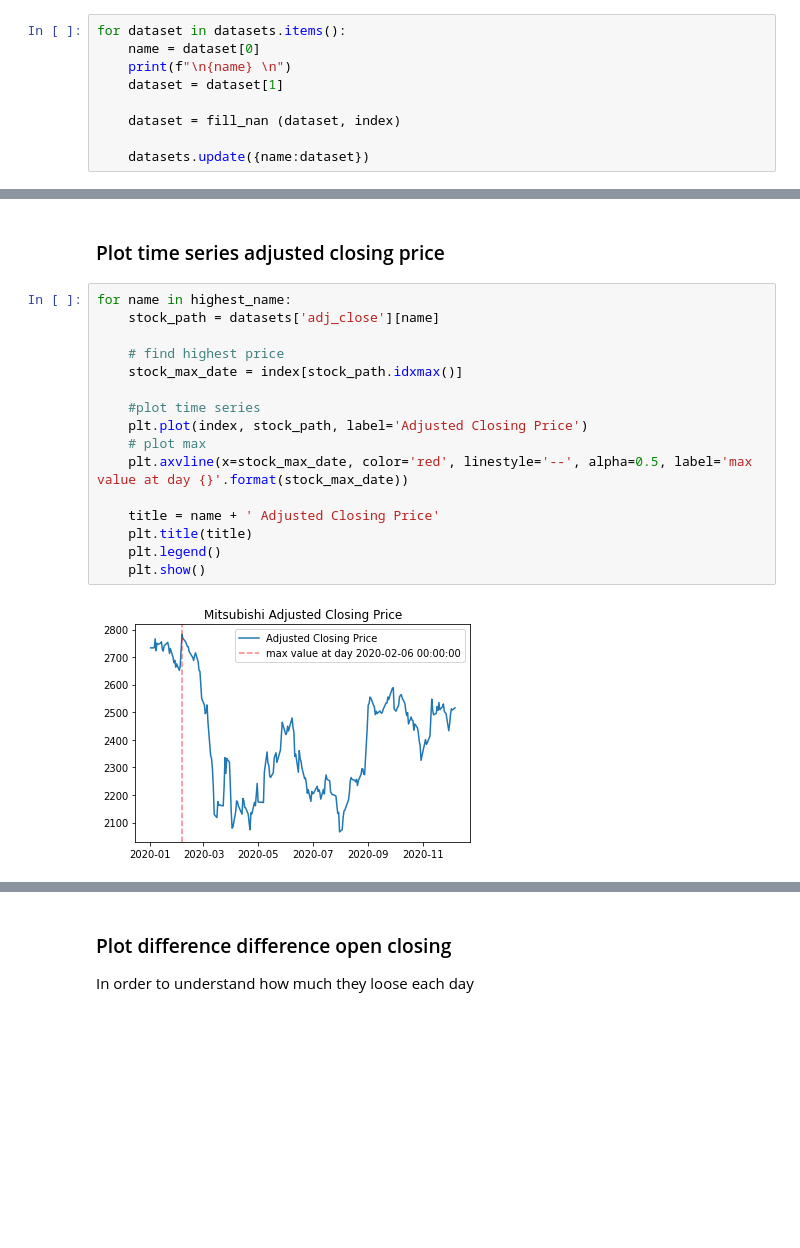
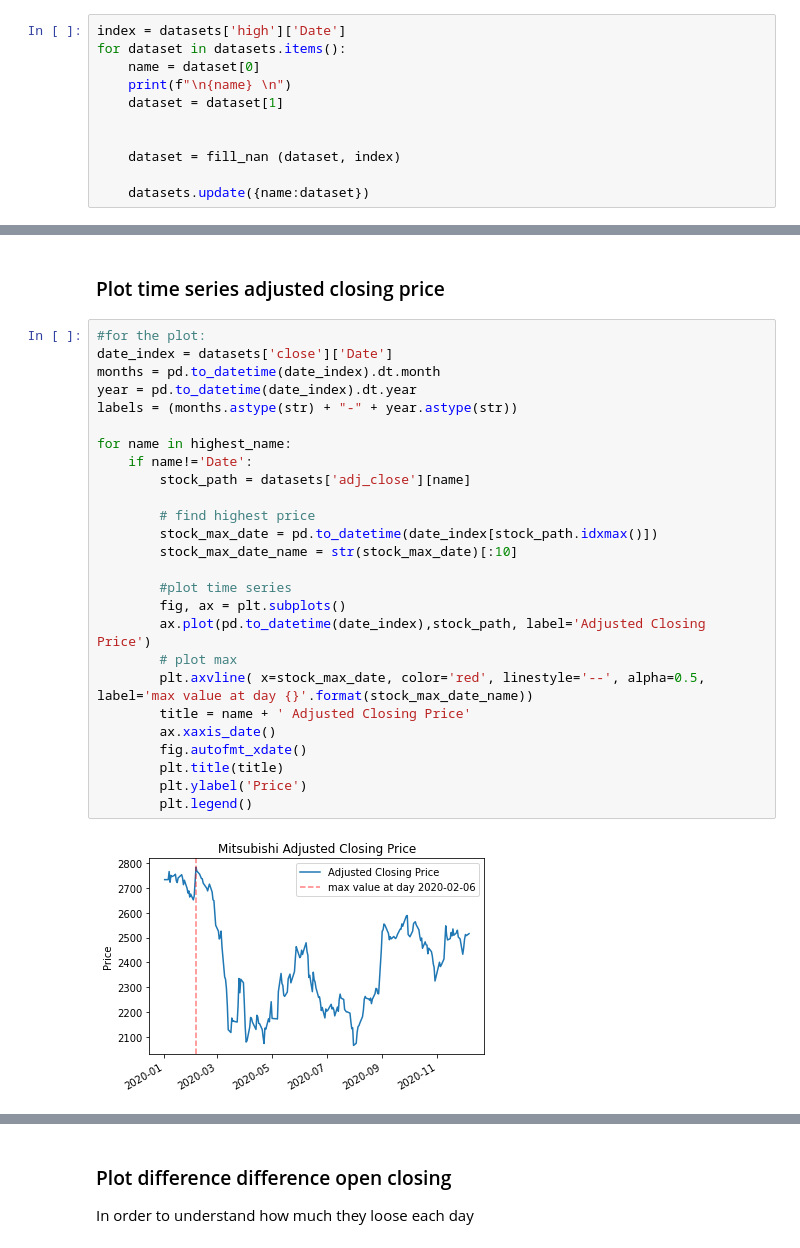
Before and after one commit to anitamezzetti/covid_impact_stocks_volatility, a Jupyter notebook: stock_price_EDA.ipynb, the cells around one changed output, grey strips where cells are left out. Saved outputs shown, nothing was run; the diff lists cells and outputs as text; blank space fills up the shorter version.

Commit message:
adjust japan eda and creation portfolios

```diff
--- a/stock_price_EDA.ipynb
+++ b/stock_price_EDA.ipynb
@@ -101,11 +101,13 @@ def fill_nan (dataset, index):
 
     return dataset
 # %%
+index = datasets['high']['Date']
 for dataset in datasets.items():
     name = dataset[0]
     print(f"\n{name} \n")
     dataset = dataset[1]
 
+
     dataset = fill_nan (dataset, index)
 
     datasets.update({name:dataset})
@@ -181,20 +183,30 @@ corr.style.background_gradient(cmap='coolwarm').set_precision(2)
 # %% [markdown]
 ### Plot time series adjusted closing price
 # %%
+#for the plot:
+date_index = datasets['close']['Date']
+months = pd.to_datetime(date_index).dt.month
+year = pd.to_datetime(date_index).dt.year
+labels = (months.astype(str) + "-" + year.astype(str))
+
 for name in highest_name:
-    stock_path = datasets['adj_close'][name]
+    if name!='Date':
+        stock_path = datasets['adj_close'][name]
 
-    # find highest price
-    stock_max_date = index[stock_path.idxmax()]
+        # find highest price
+        stock_max_date = pd.to_datetime(date_index[stock_path.idxmax()])
+        stock_max_date_name = str(stock_max_date)[:10]
 
-    #plot time series
-    plt.plot(index, stock_path, label='Adjusted Closing Price')
-    # plot max
-    plt.axvline(x=stock_max_date, color='red', linestyle='--', alpha=0.5, label='max value at day {}'.format(stock_max_date))
-
-    title = name + ' Adjusted Closing Price'
-    plt.title(title)
-    plt.legend()
-    plt.show()
+        #plot time series
+        fig, ax = plt.subplots()
+        ax.plot(pd.to_datetime(date_index),stock_path, label='Adjusted Closing Price')
+        # plot max
+        plt.axvline( x=stock_max_date, color='red', linestyle='--', alpha=0.5, label='max value at day {}'.format(stock_max_date_name))
+        title = name + ' Adjusted Closing Price'
+        ax.xaxis_date()
+        fig.autofmt_xdate()
+        plt.title(title)
+        plt.ylabel('Price')
+        plt.legend()
 # %% [output]
-[figure, old version]
+[figure, new version]
```
Also changed, not shown: parts of 16 cells of this notebook, 1 other file.
